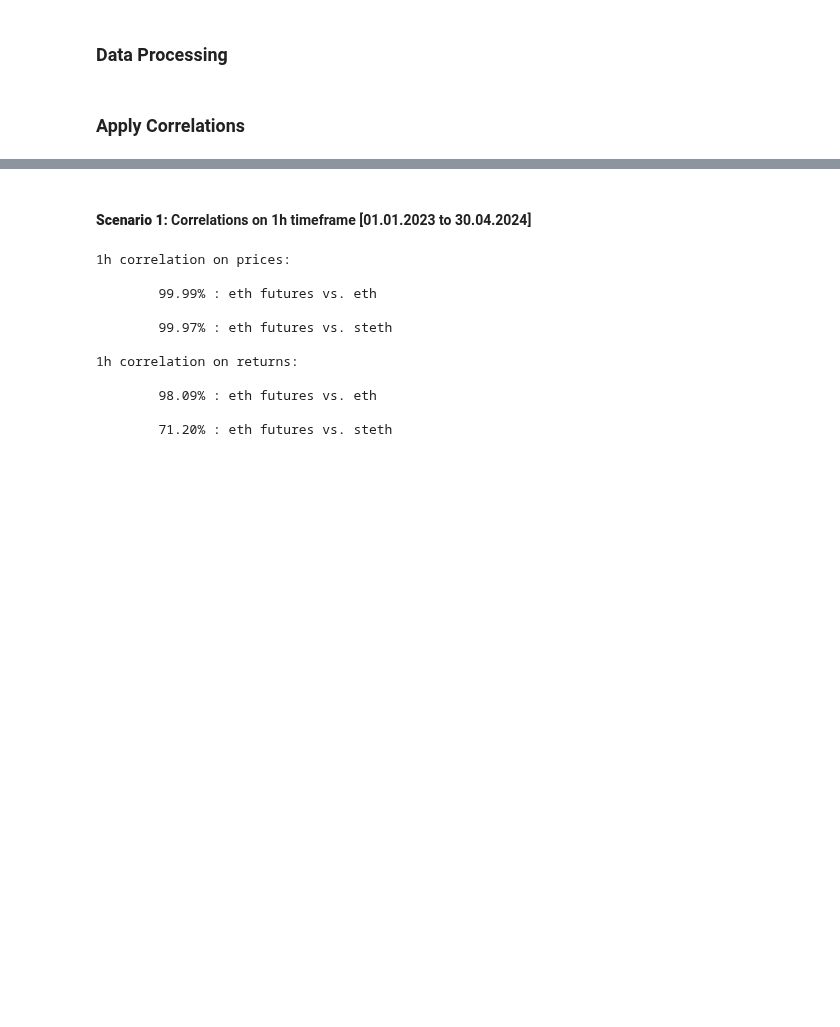
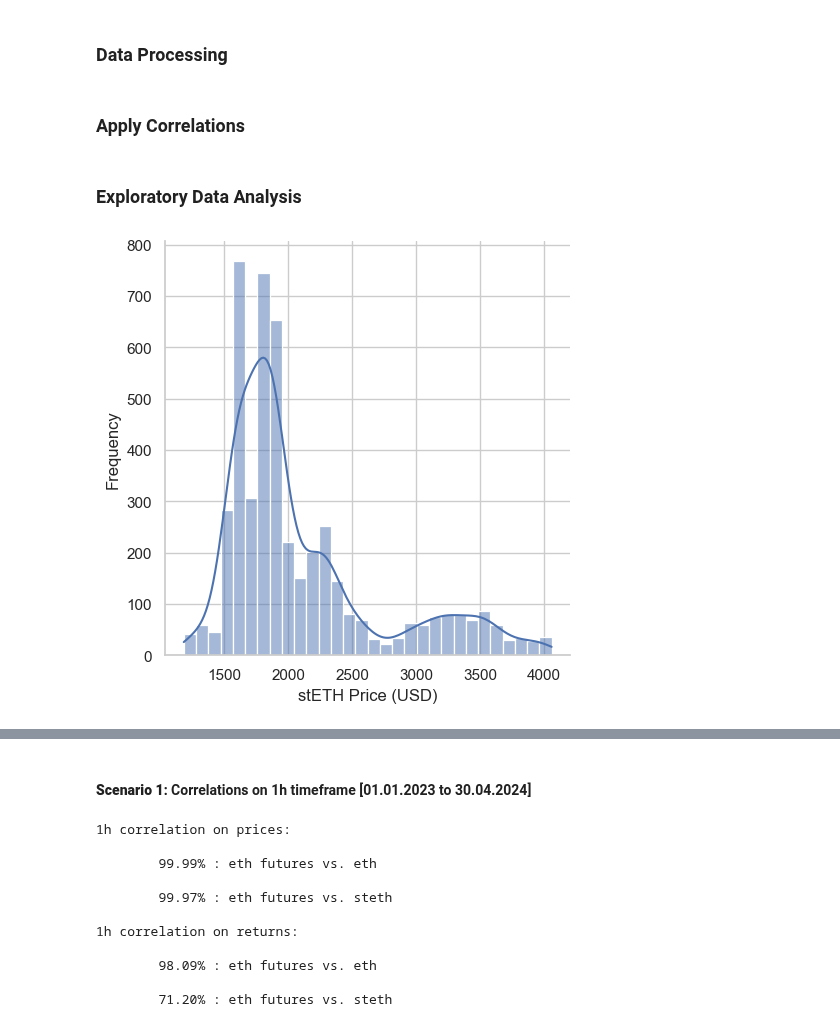
Before and after one commit to sjuanati/DataSciLabs, a Jupyter notebook: projects/cme/src/3_correlation_final.ipynb, the cells around one changed output, grey strips where cells are left out. Drawn from its saved outputs; the diff is of its cells as text; code cells hidden in the pictures; blank space fills up the shorter version.

Commit message:
added price distribution and 5m corr excluding market closure

```diff
--- a/projects/cme/src/3_correlation_final.ipynb
+++ b/projects/cme/src/3_correlation_final.ipynb
@@ -229,3 +256,12 @@ df_cme_eth = df_cme_eth.dropna(subset=['rolling_corr'])
 df_cme_steth = df_cme_steth.dropna(subset=['rolling_corr'])
 df_cme_eth_5m = df_cme_eth_5m.dropna(subset=['rolling_corr'])
 df_cme_steth_5m = df_cme_steth_5m.dropna(subset=['rolling_corr'])
+# %% [markdown]
+### Exploratory Data Analysis
+# %%
+# Distribution on ETH Price
+ax = sns.displot(data=df_cme_steth[PRICE_STETH].dropna(), kde=True, bins=30)
+ax.set_axis_labels('stETH Price (USD)', 'Frequency')
+plt.show()
+# %% [output]
+[figure, added]
```
Also changed, not shown: parts of 7 cells of this notebook.
